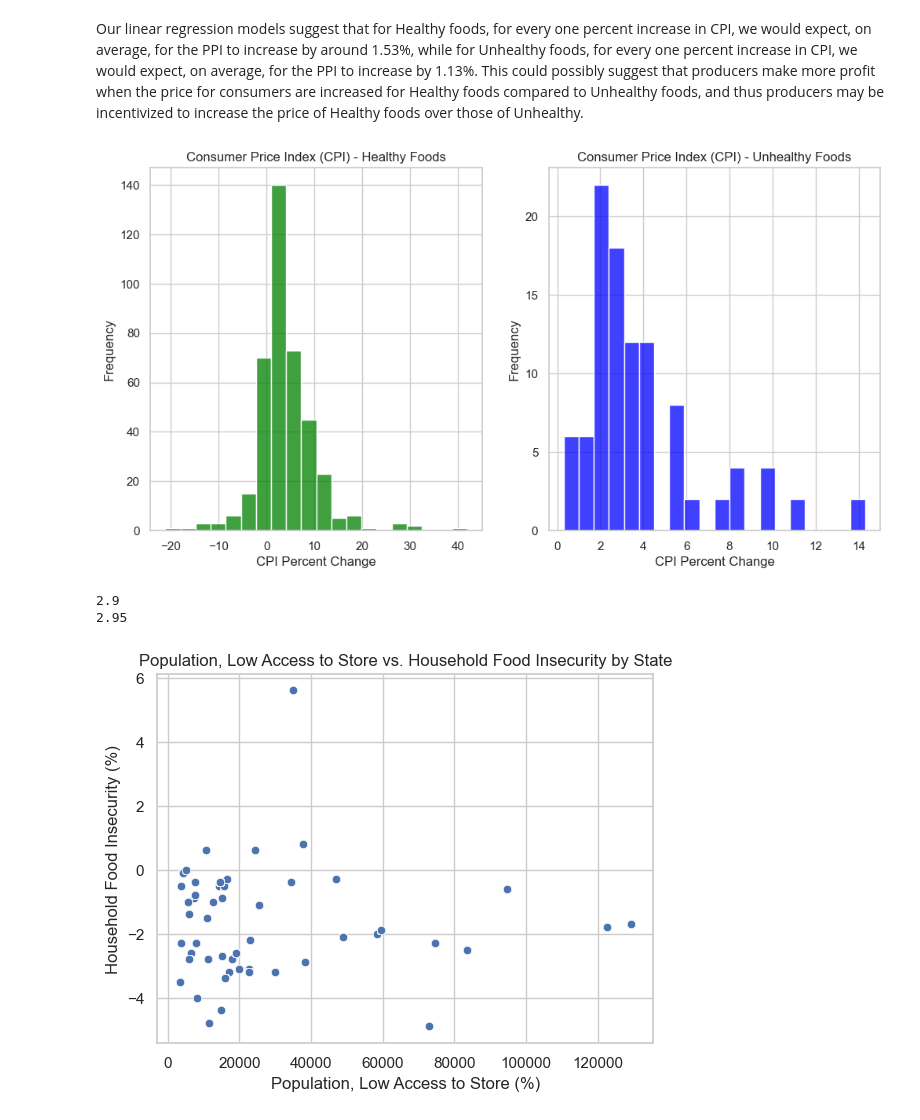
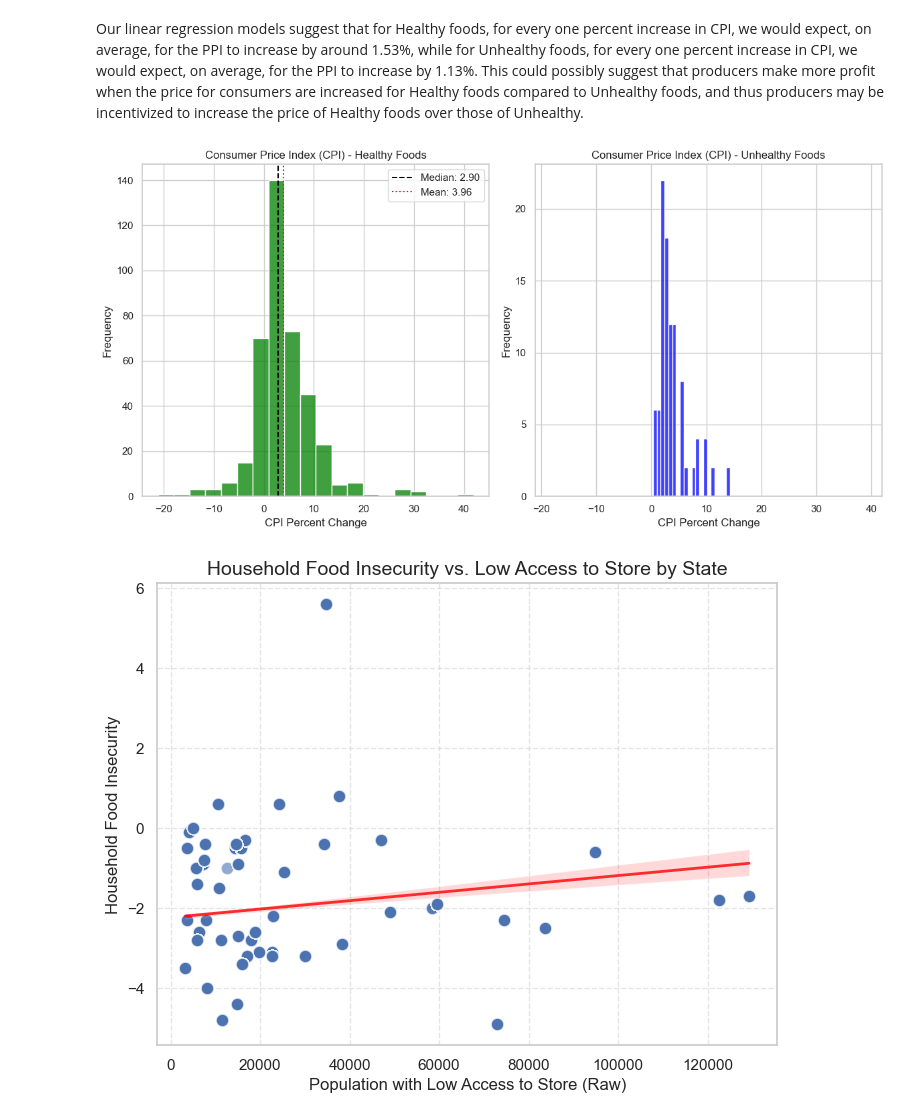
Before and after one commit to eva163x/food-insecurity-analysis, a Jupyter notebook: CS216_Project.ipynb, the cells around one changed output. Saved outputs shown, nothing was run; the diff lists cells and outputs as text; code cells hidden in the pictures.

Commit message:
updated graphs jupyter notebook

```diff
--- a/CS216_Project.ipynb
+++ b/CS216_Project.ipynb
@@ -331,43 +361,54 @@ Category: Unhealthy
 Our linear regression models suggest that for Healthy foods, for every one percent increase in CPI, we would expect, on average, for the PPI to increase by around 1.53%, while for Unhealthy foods, for every one percent increase in CPI, we would expect, on average, for the PPI to increase by 1.13%. This could possibly suggest that producers make more profit when the price for consumers are increased for Healthy foods compared to Unhealthy foods, and thus producers may be incentivized to increase the price of Healthy foods over those of Unhealthy.
 # %%
 sns.set(style="whitegrid")
+
+# calculate statistics
+median_healthy = cpi_ppi[cpi_ppi['Health Category'] == 'Healthy']['Percent change_consumer'].median()
+median_unhealthy = cpi_ppi[cpi_ppi['Health Category'] == 'Unhealthy']['Percent change_consumer'].median()
+mean_healthy = cpi_ppi[cpi_ppi['Health Category'] == 'Healthy']['Percent change_consumer'].mean()
+mean_unhealthy = cpi_ppi[cpi_ppi['Health Category'] == 'Unhealthy']['Percent change_consumer'].mean()
 
 # figure size
 plt.figure(figsize=(12, 6))
 
-#healthy
+# healthy foods histogram
 plt.subplot(1, 2, 1)
 sns.histplot(data=cpi_ppi[cpi_ppi['Health Category'] == 'Healthy'],
              x='Percent change_consumer',
              kde=False,
              bins=20,
              color='green')
+
+# add median and mean indicators
+plt.axvline(median_healthy, color='black', linestyle='dashed', linewidth=1.5, label=f'Median: {median_healthy:.2f}')
+plt.axvline(mean_healthy, color='red', linestyle='dotted', linewidth=1.5, label=f'Mean: {mean_healthy:.2f}')
+plt.legend()
+
 plt.title('Consumer Price Index (CPI) - Healthy Foods')
 plt.xlabel('CPI Percent Change')
 plt.ylabel('Frequency')
 
-# unhealthy
+# unhealthy foods histogram
 plt.subplot(1, 2, 2)
 sns.histplot(data=cpi_ppi[cpi_ppi['Health Category'] == 'Unhealthy'],
              x='Percent change_consumer',
              kde=False,
              bins=20,
              color='blue')
+
+# Find global min and max for x-axis limits
+global_min = cpi_ppi['Percent change_consumer'].min()
+global_max = cpi_ppi['Percent change_consumer'].max()
+plt.xlim(global_min, global_max)
+
 plt.title('Consumer Price Index (CPI) - Unhealthy Foods')
 plt.xlabel('CPI Percent Change')
 plt.ylabel('Frequency')
 
-
+plt.tight_layout()
 plt.show()
-
-median_healthy = cpi_ppi[cpi_ppi['Health Category'] == 'Healthy']['Percent change_consumer'].median()
-median_unhealthy = cpi_ppi[cpi_ppi['Health Category'] == 'Unhealthy']['Percent change_consumer'].median()
-print(median_healthy)
-print(median_unhealthy)
 # %% [output]
-[figure, old version]
+[figure, new version]
-2.9
-2.95
 # %%
 # Maybe disregard- unsure why household food insecurity is negative
 
@@ -388,21 +429,38 @@ filtered_data_insecurity['Household Insecurity'] = pd.to_numeric(filtered_data_i
 merged_data = filtered_data_insecurity.merge(state_avg_low_access, on='State', how='left')
 
 # Create scatter plot
+plt.figure(figsize=(8, 6))
 sns.scatterplot(
     data=merged_data,
     x='Low Access Population',
     y='Household Insecurity',
-    palette='tab20',
-    legend = False
+    # color='dodgerblue',
+    alpha=0.6,  # Reduce opacity for overlap handling
+    s=80  # Increase point size for better visibility
 )
 
-plt.title("Population, Low Access to Store vs. Household Food Insecurity by State")
-plt.xlabel("Population, Low Access to Store (%)")
-plt.ylabel("Household Food Insecurity (%)")
+# Add a trend line
+sns.regplot(
+    data=merged_data,
+    x='Low Access Population',
+    y='Household Insecurity',
+    scatter=False,  # Hide scatter points for the regression plot
+    color='red',
+    ci=95,  # Confidence interval (default: 95%)
+    line_kws={'linewidth': 2, 'alpha': 0.8}  # Adjust line opacity
+)
+
+# Improve labels and title
+plt.title("Household Food Insecurity vs. Low Access to Store by State", fontsize=14)
+plt.xlabel("Population with Low Access to Store (Raw)", fontsize=12)
+plt.ylabel("Household Food Insecurity", fontsize=12)
+
+# Add grid for better readability
+plt.grid(True, linestyle="--", alpha=0.5)
 
 plt.show()
 # %% [output]
-[figure, old version]
+[figure, new version]
 # %%
 # median household income vs. food insecurity
 
```
Also changed, not shown: parts of 5 cells of this notebook.
